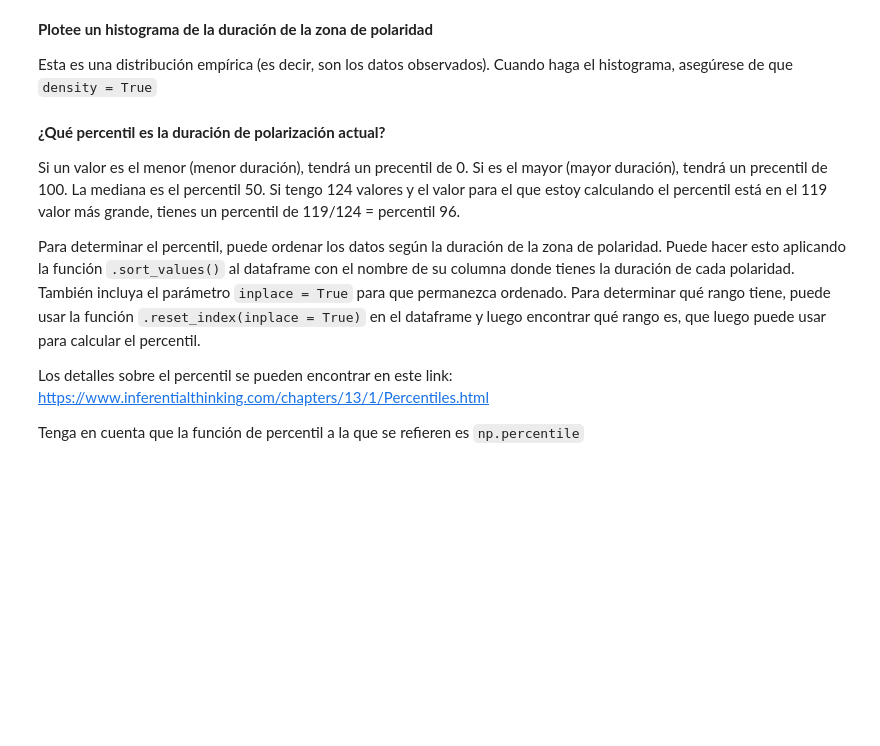
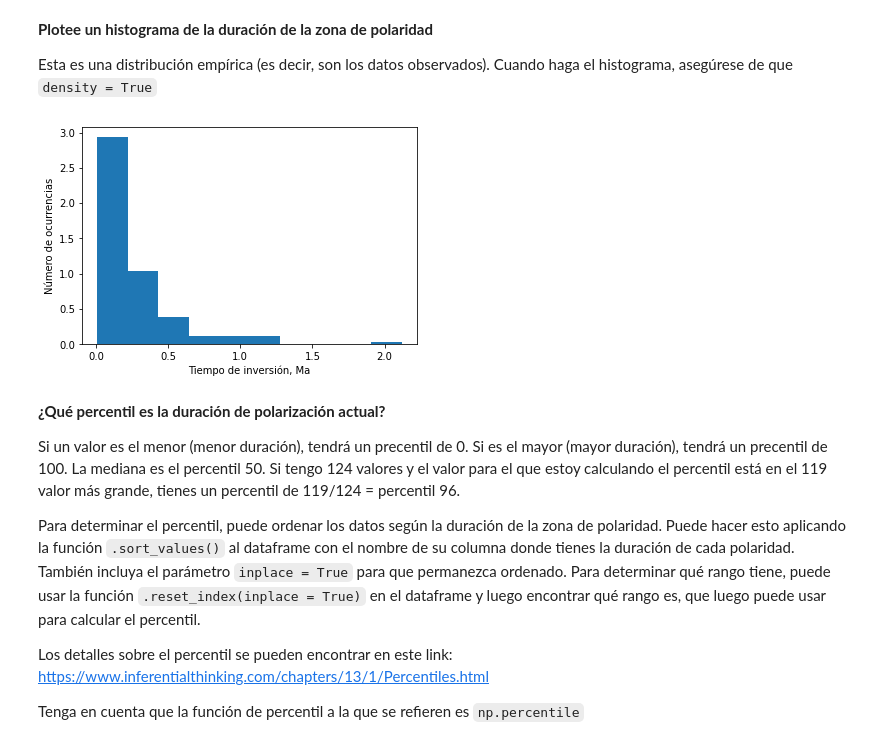
Before and after one commit to Pablolog42/2021-CD2201, a Jupyter notebook: Semana5/Tarea_Semana_05/Tarea_5.ipynb, the cells around one changed output. Saved outputs shown, nothing was run; the diff lists cells and outputs as text; code cells hidden in the pictures; blank space fills up the shorter version.

```diff
--- a/Semana5/Tarea_Semana_05/Tarea_5.ipynb
+++ b/Semana5/Tarea_Semana_05/Tarea_5.ipynb
@@ -41,0 +40,3 @@ GPTS
+# %%
+GPTS = pd.read_csv("GPTS.csv")
+GPTS.head()
@@ -71,3 +81,9 @@ Calcule la duración media de una polaridad magnética.
 Para hacer esto, puede crear una nueva columna en el dataframe para la duración una polaridad donde calcules la edad de fin menos el comienzo de una polarización.
 
 Luego puede usar ``np.mean()`` para calcular la duración media.
+# %%
+GPTS = GPTS.assign(deltaT = GPTS["Start_Myr"]- GPTS["End_Myr"])
+GPTS.head()
+
+promedio = np.mean(GPTS["deltaT"])
+print(f"La duración media es de {promedio} Ma")
@@ -79,6 +97,13 @@ Luego puede usar ``np.mean()`` para calcular la duración media.
 **Plotee un histograma de la duración de la zona de polaridad**
 
 Esta es una distribución empírica (es decir, son los datos observados). Cuando haga el histograma, asegúrese de que ``density = True``
+# %%
+plt.hist(GPTS["deltaT"],density=True)
+plt.xlabel('Tiempo de inversión, Ma')
+plt.ylabel('Número de ocurrencias')
+plt.show()
+# %% [output]
+[figure, added]
 # %% [markdown]
 **¿Qué percentil es la duración de polarización actual?**
 
```
Also changed, not shown: parts of 10 cells of this notebook, 1 other file.
